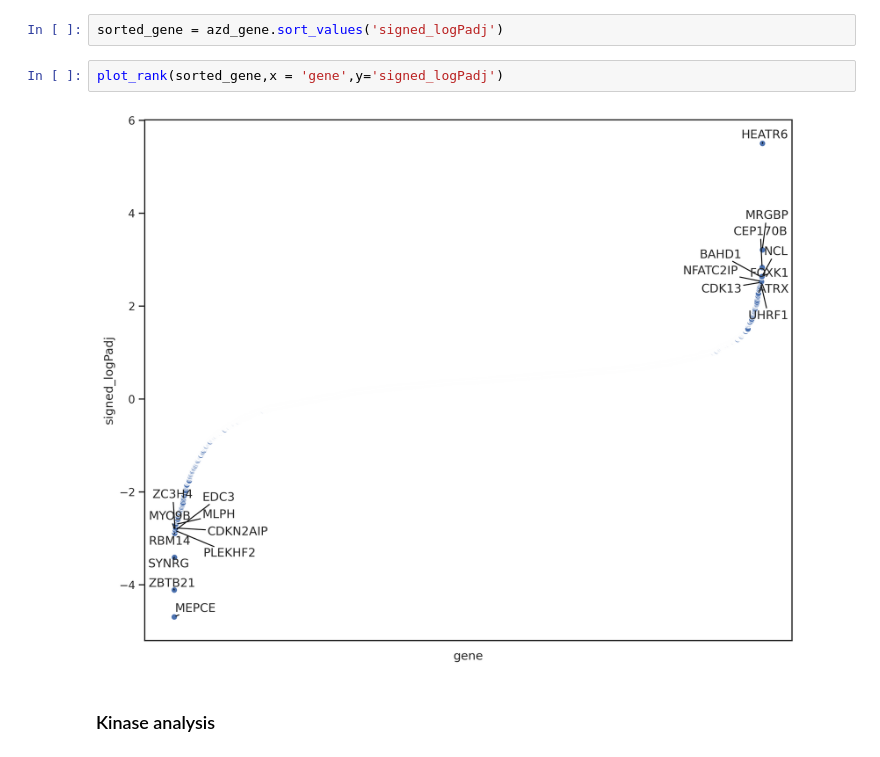
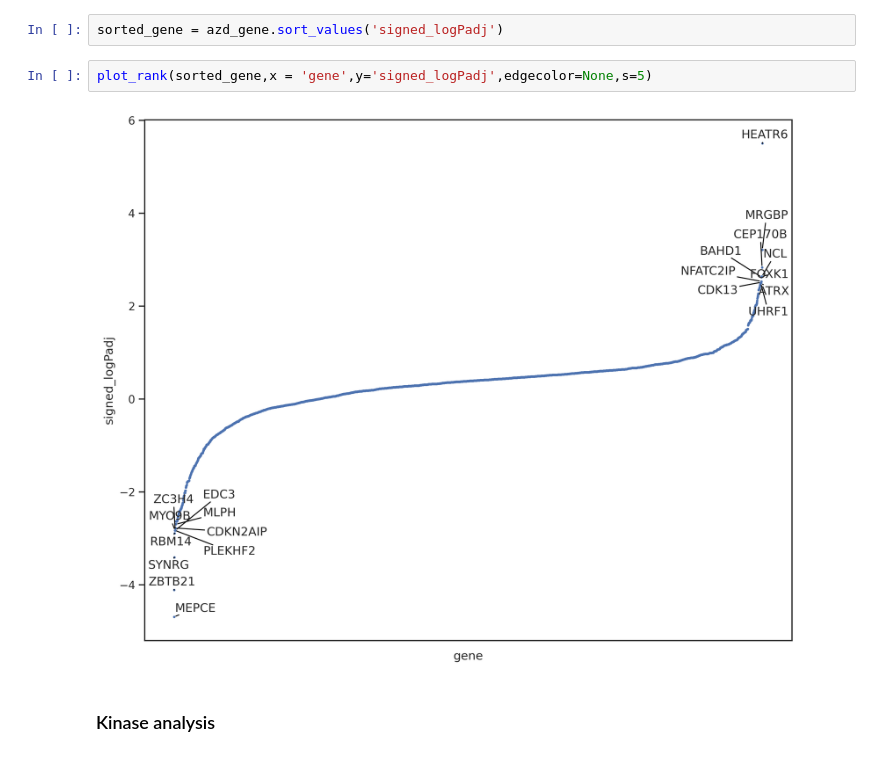
Before and after one commit to sky1ove/katlas, a Jupyter notebook: nbs/tutorial_04a_enrichment_AKTi.ipynb, the cells around one changed output. Drawn from its saved outputs; the diff is of its cells as text.

```diff
--- a/nbs/tutorial_04_enrichment.ipynb
+++ b/nbs/tutorial_04a_enrichment_AKTi.ipynb
@@ -407,9 +407,9 @@ azd_gene = azd.groupby('gene').agg({'signed_logPadj':get_max,'gene_site':'count'
 # %%
 sorted_gene = azd_gene.sort_values('signed_logPadj')
 # %%
-plot_rank(sorted_gene,x = 'gene',y='signed_logPadj')
+plot_rank(sorted_gene,x = 'gene',y='signed_logPadj',edgecolor=None,s=5)
 # %% [output]
-[figure, old version]
+[figure, new version]
 # %% [markdown]
 ### Kinase analysis
 # %%
```
Also changed, not shown: parts of 10 cells of this notebook, 3 other files.
